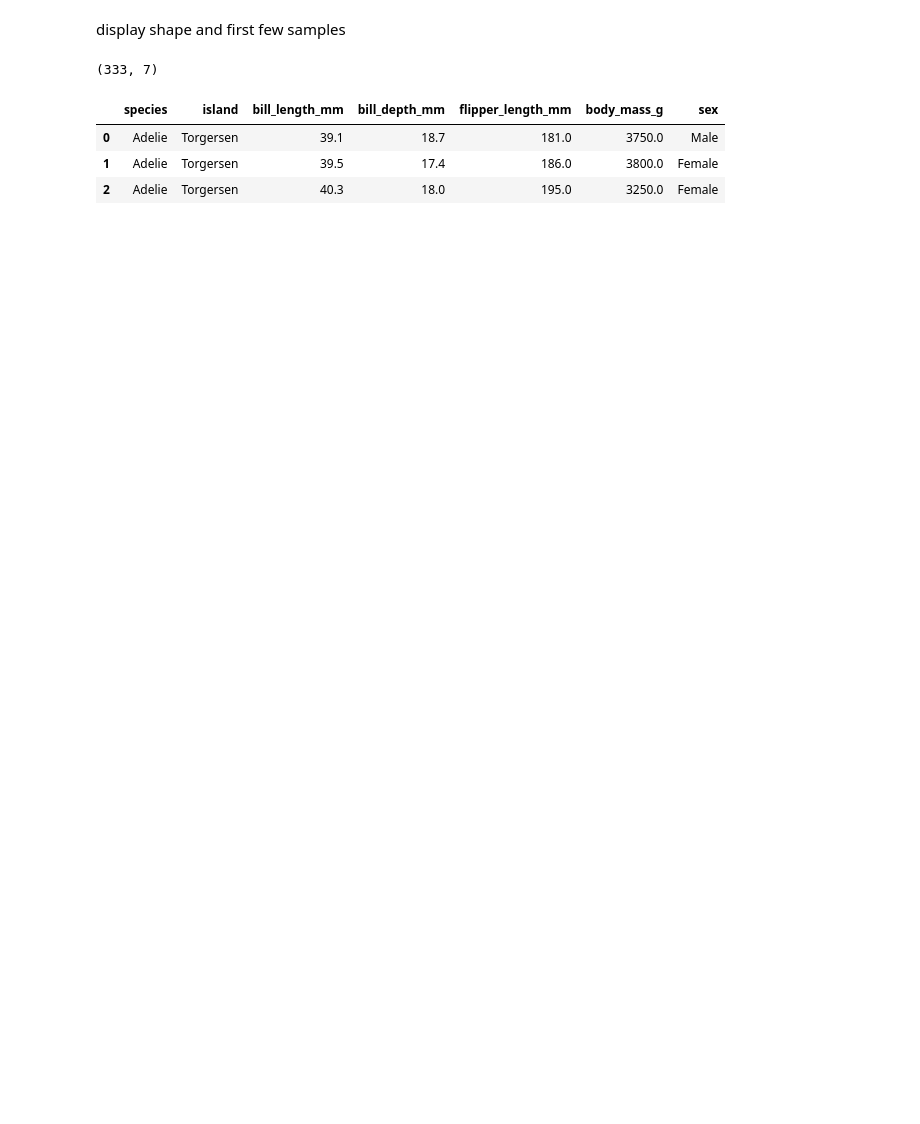
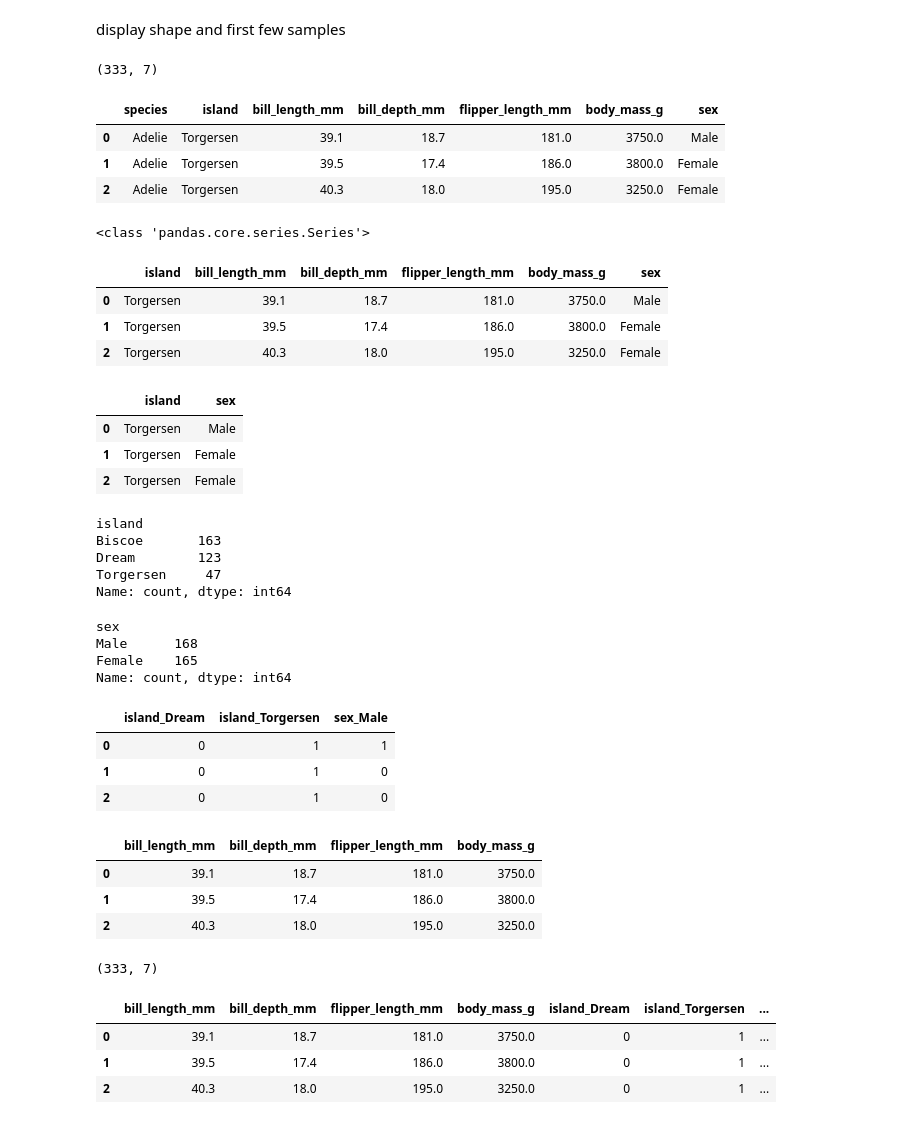
Before and after one commit to enduringwriter/Artificial_Intelligence_COMSC_150AI, a Jupyter notebook: As3_Penguin_Species_Classification_KNN/as_class_peng_Keith_Stateson.ipynb, the cells around one changed output. Cells and saved outputs as stored; diff of their text form; code cells hidden in the pictures; blank space fills up the shorter version.

Commit message:
Penguin Species Classification Using K-Nearest Neighbors (KNN)
Penguin Species Classification Using K-Nearest Neighbors (KNN)

```diff
--- a/As3_Penguin_Species_Classification_KNN/as_class_peng_Keith_Stateson.ipynb
+++ b/As3_Penguin_Species_Classification_KNN/as_class_peng_Keith_Stateson.ipynb
@@ -79,3 +104,67 @@ df [0:3]
 | 0 | Adelie | Torgersen | 39.1 | 18.7 | 181.0 | 3750.0 | Male |
 | 1 | Adelie | Torgersen | 39.5 | 17.4 | 186.0 | 3800.0 | Female |
 | 2 | Adelie | Torgersen | 40.3 | 18.0 | 195.0 | 3250.0 | Female |
+# %%
+y=df.species
+print(type(y))
+# %% [output]
+<class 'pandas.core.series.Series'>
+# %%
+df=df.drop('species',axis=1)
+df[0:3]
+# %% [output]
+|  | island | bill_length_mm | bill_depth_mm | flipper_length_mm | body_mass_g | sex |
+| 0 | Torgersen | 39.1 | 18.7 | 181.0 | 3750.0 | Male |
+| 1 | Torgersen | 39.5 | 17.4 | 186.0 | 3800.0 | Female |
+| 2 | Torgersen | 40.3 | 18.0 | 195.0 | 3250.0 | Female |
+# %%
+# create a dataframe of the categorical variables
+df_cat=df.filter(['island', 'sex'])
+df_cat[0:3]
+# %% [output]
+|  | island | sex |
+| 0 | Torgersen | Male |
+| 1 | Torgersen | Female |
+| 2 | Torgersen | Female |
+# %%
+df_cat.value_counts('island')
+# %% [output]
+island
+Biscoe       163
+Dream        123
+Torgersen     47
+Name: count, dtype: int64
+# %%
+df_cat.value_counts('sex')
+# %% [output]
+sex
+Male      168
+Female    165
+Name: count, dtype: int64
+# %%
+df_cat_num = pd.get_dummies(df_cat, dtype=int, drop_first=True)
+df_cat_num[0:3]
+# %% [output]
+|  | island_Dream | island_Torgersen | sex_Male |
+| 0 | 0 | 1 | 1 |
+| 1 | 0 | 1 | 0 |
+| 2 | 0 | 1 | 0 |
+# %%
+df_num=df.filter(['bill_length_mm', 'bill_depth_mm', 'flipper_length_mm', 'body_mass_g'])
+df_num[0:3]
+# %% [output]
+|  | bill_length_mm | bill_depth_mm | flipper_length_mm | body_mass_g |
+| 0 | 39.1 | 18.7 | 181.0 | 3750.0 |
+| 1 | 39.5 | 17.4 | 186.0 | 3800.0 |
+| 2 | 40.3 | 18.0 | 195.0 | 3250.0 |
+# %%
+# combine the numerical and dummy variables into a single dataframe
+X = pd.concat([df_num, df_cat_num], axis=1)
+print(X.shape)
+X[0:3]
+# %% [output]
+(333, 7)
+|  | bill_length_mm | bill_depth_mm | flipper_length_mm | body_mass_g | island_Dream | island_Torgersen | ... |
+| 0 | 39.1 | 18.7 | 181.0 | 3750.0 | 0 | 1 | ... |
+| 1 | 39.5 | 17.4 | 186.0 | 3800.0 | 0 | 1 | ... |
+| 2 | 40.3 | 18.0 | 195.0 | 3250.0 | 0 | 1 | ... |
```
Also changed, not shown: parts of 12 cells of this notebook, 1 other file.
